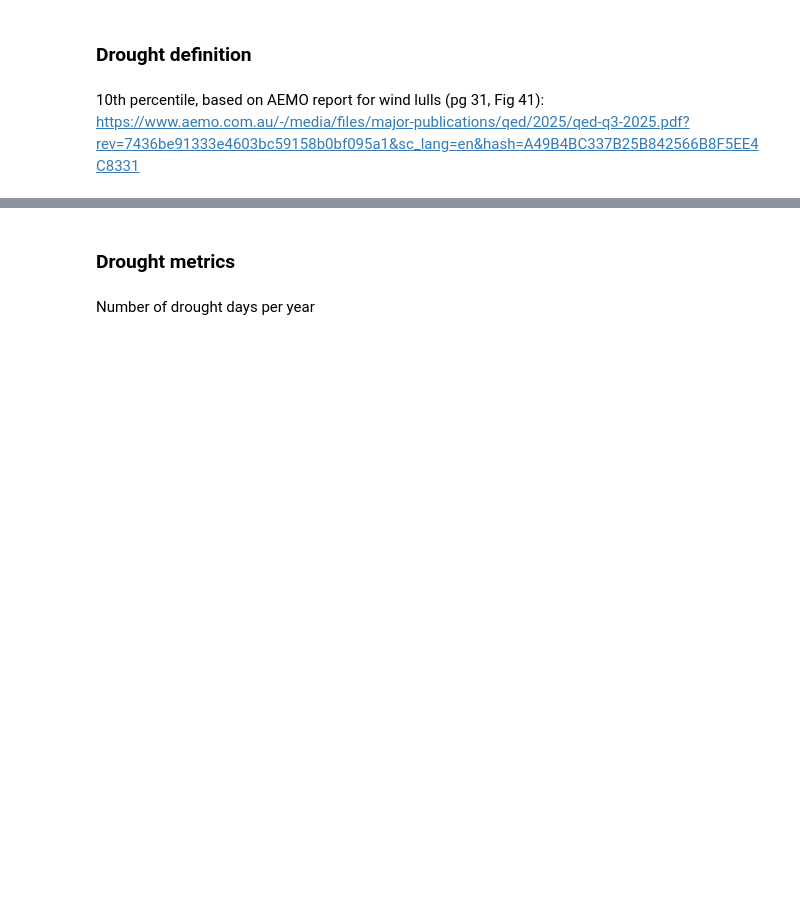
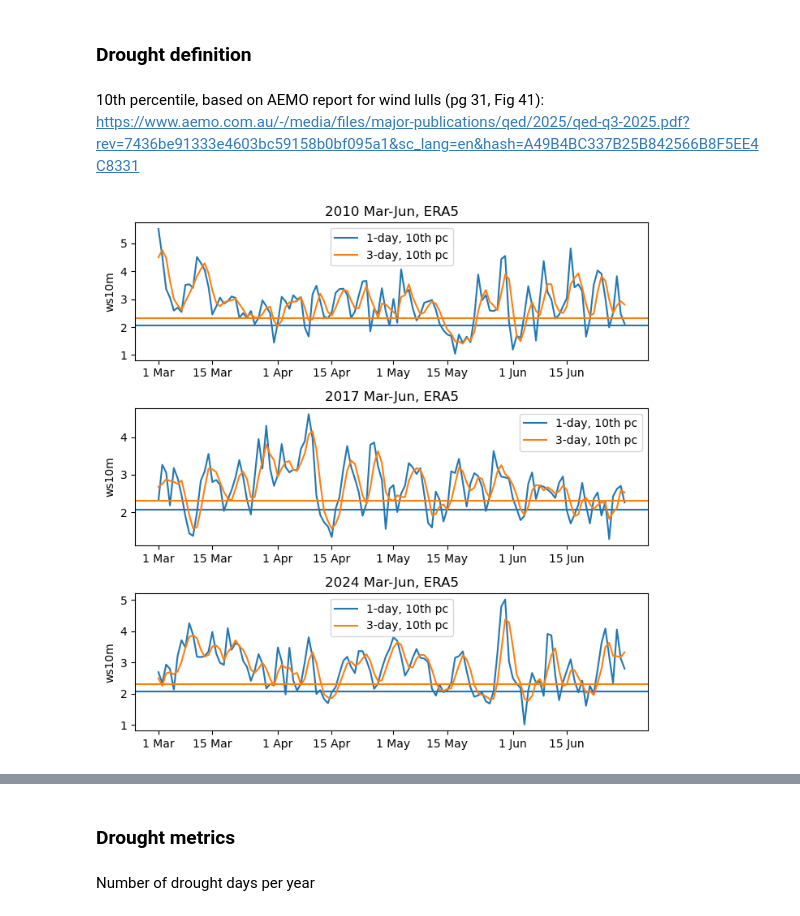
Before and after one commit to dougrichardson/wind_drought, a Jupyter notebook: 08_reanalysis_drought_stats.ipynb, the cells around one changed output, grey strips where cells are left out. Drawn from its saved outputs; the diff is of its cells as text; code cells hidden in the pictures; blank space fills up the shorter version.

Commit message:
Example years fig

```diff
--- a/08_reanalysis_drought_stats.ipynb
+++ b/08_reanalysis_drought_stats.ipynb
@@ -89,3 +89,14 @@ for k,v in ws_dict.items():
 
     ws_dict[k]["drought_len_p"+str(int(DROUGHT_Q*100))] = drought_sum
     ws_dict[k]["drought_severity_p"+str(int(DROUGHT_Q*100))] = ws_severity
+# %%
+def sel_and_reindex(da, time):
+    """
+    Return selected array without timestamps
+
+    da: array
+    time: time selector for xarray array e.g. slice, string
+    """
+    da = da.sel(time=time)
+    da["time"] = range(len(da["time"]))
+    return da
@@ -91,0 +130,38 @@ for k,v in ws_dict.items():
+# %%
+years = ["2010", "2017", "2024"]
+# %%
+fig, ax = plt.subplots(3, 1, figsize=(7, 7))
+
+# for i, year in enumerate([years[j] for j in [0, -2, -1]]):
+for i, year in enumerate(years):
+    time = slice("03-"+year, "06-"+year)
+    d = pd.date_range("03-"+year, "30-06-"+year)
+
+    plot_ts_year_comparison(
+        ax[i],
+        ws_dict["ERA5_NEM_NEM_wind_2025_weighted"]["ws10m"],
+        time,
+        1,
+        DROUGHT_Q,
+        label="1-day, 10th pc"
+    )
+    plot_ts_year_comparison(
+        ax[i],
+        ws_dict["ERA5_NEM_NEM_wind_2025_weighted"]["ws10m"],
+        time,
+        3,
+        DROUGHT_Q,
+        color="tab:orange",
+        label="3-day, 10th pc",
+        title=year + " Mar-Jun, ERA5"
+    )
+    ax[i].legend()
+
+    ax[i].set_xlabel("")
+    ax[i].set_xticks(np.where((d.day == 1) | (d.day == 15))[0])
+    ax[i].set_xticklabels([
+        "1 Mar", "15 Mar","1 Apr", "15 Apr", "1 May", "15 May", "1 Jun", "15 Jun"
+    ])
+plt.tight_layout()
+# %% [output]
+[figure, added]
```
Also changed, not shown: parts of 9 cells of this notebook.
